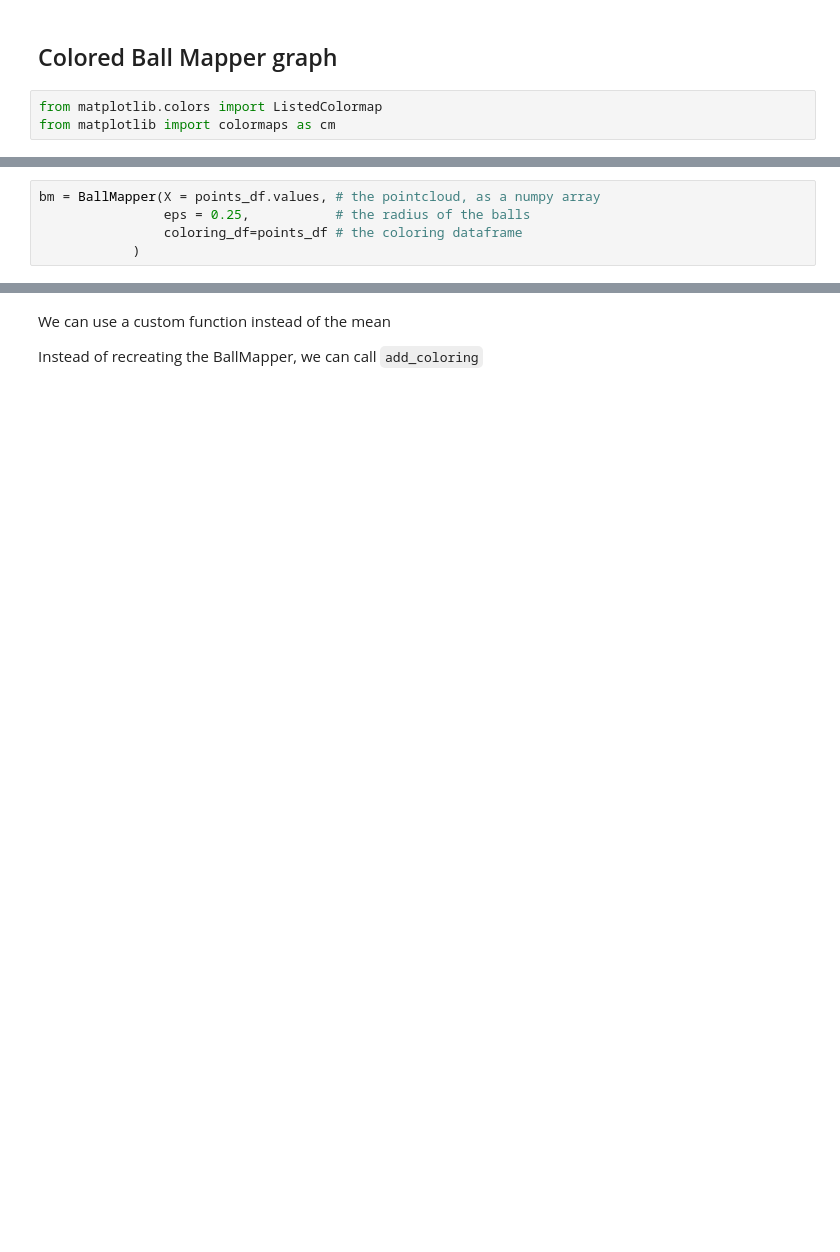
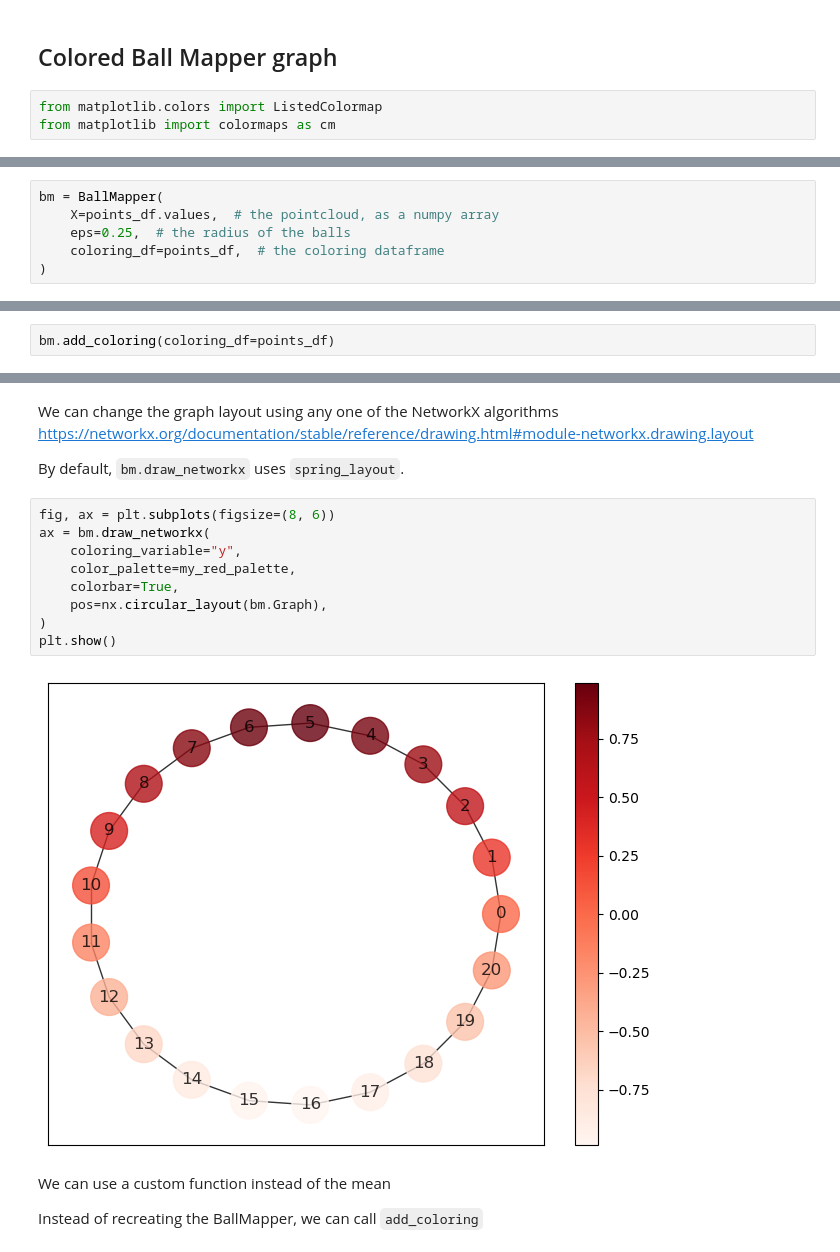
Before and after one commit to dioscuri-tda/pyBallMapper, a Jupyter notebook: notebooks/example_1_circle.ipynb, the cells around one changed output, grey strips where cells are left out. Drawn from its saved outputs; the diff is of its cells as text; blank space fills up the shorter version.

```diff
--- a/notebooks/example_1_circle.ipynb
+++ b/notebooks/example_1_circle.ipynb
@@ -82,5 +91,6 @@ when creating a BallMapper, we can pass a coloring dataframe of shape `(n_sample
 # %%
-bm = BallMapper(X = points_df.values, # the pointcloud, as a numpy array
-                eps = 0.25,           # the radius of the balls
-                coloring_df=points_df # the coloring dataframe
-            )
+bm = BallMapper(
+    X=points_df.values,  # the pointcloud, as a numpy array
+    eps=0.25,  # the radius of the balls
+    coloring_df=points_df,  # the coloring dataframe
+)
@@ -97,0 +99,2 @@ plt.show()
+# %%
+bm.add_coloring(coloring_df=points_df)
@@ -98,3 +116,19 @@ plt.show()
+# %% [markdown]
+We can change the graph layout using any one of the NetworkX algorithms
+https://networkx.org/documentation/stable/reference/drawing.html#module-networkx.drawing.layout
+
+By default, `bm.draw_networkx` uses `spring_layout`.
+# %%
+fig, ax = plt.subplots(figsize=(8, 6))
+ax = bm.draw_networkx(
+    coloring_variable="y",
+    color_palette=my_red_palette,
+    colorbar=True,
+    pos=nx.circular_layout(bm.Graph),
+)
+plt.show()
+# %% [output]
+[figure, added]
 # %% [markdown]
 We can use a custom function instead of the mean
 
```
Also changed, not shown: parts of 27 cells of this notebook, 6 other files.
